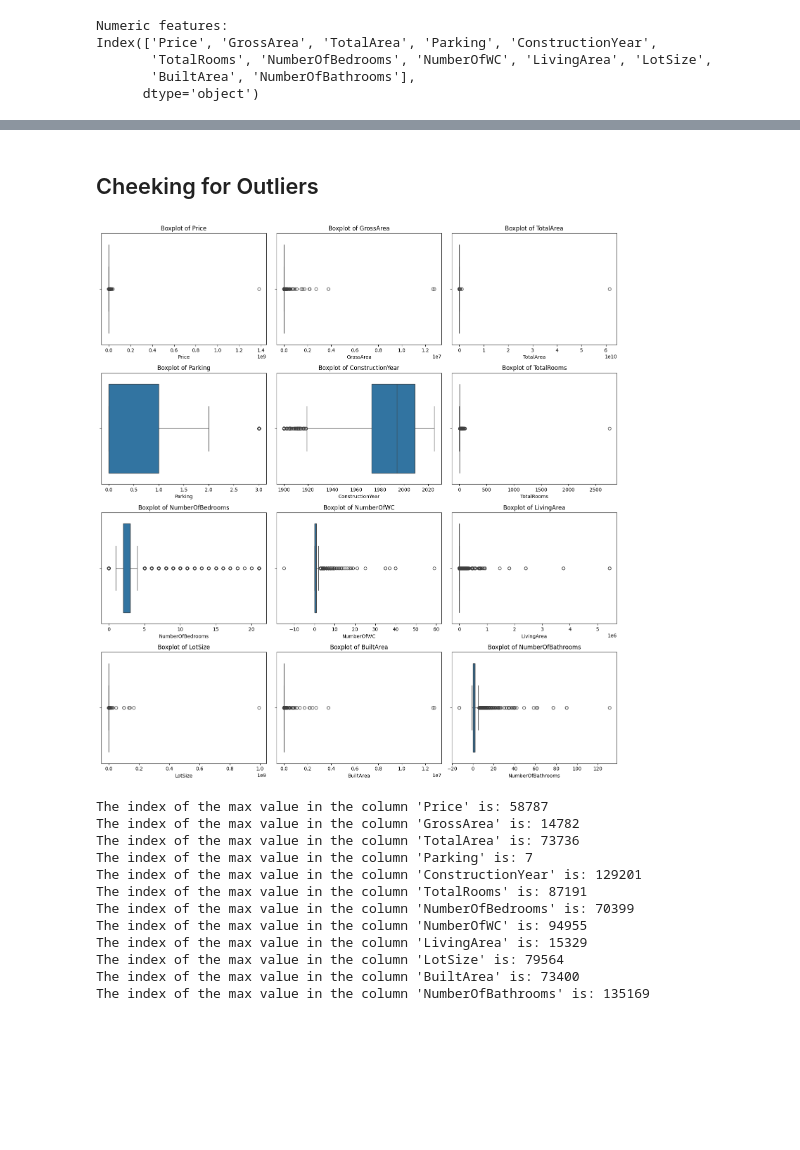
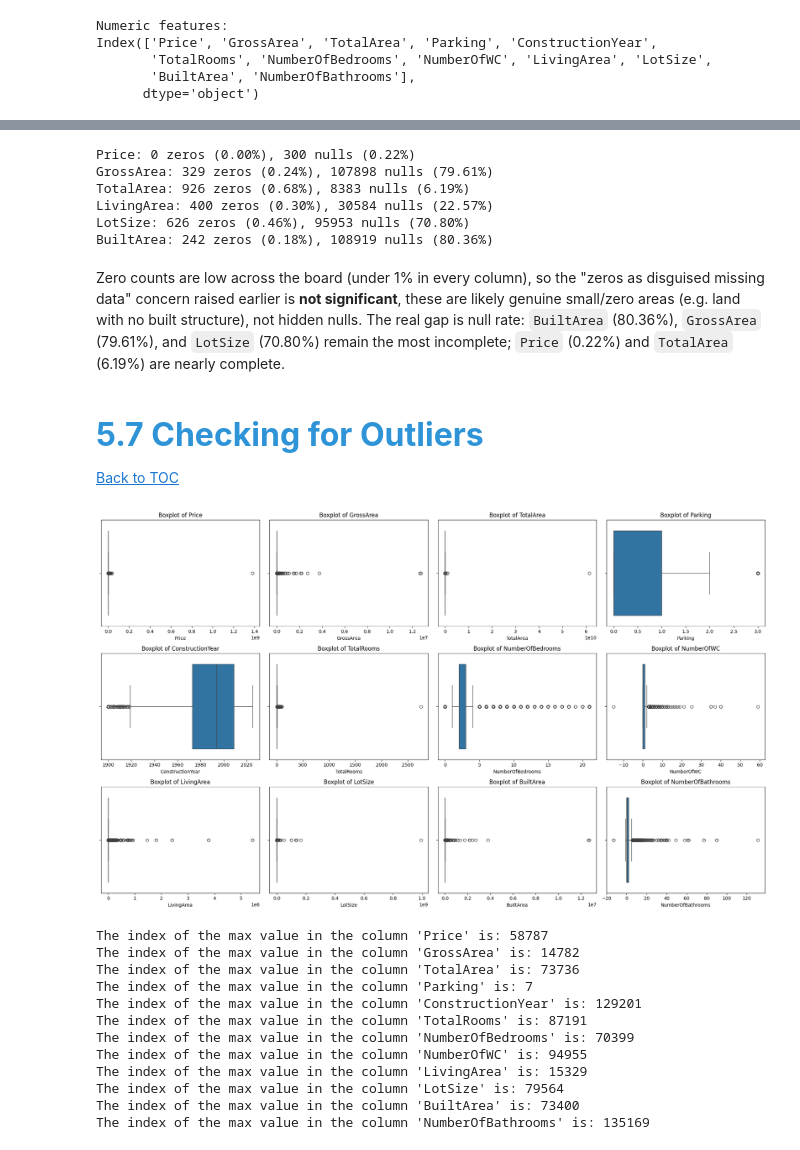
Before and after one commit to barbara-sousa-franco/MLOps_Project, a Jupyter notebook: notebooks/EDA.ipynb, the cells around one changed output, grey strips where cells are left out. Saved outputs shown, nothing was run; the diff lists cells and outputs as text; code cells hidden in the pictures; blank space fills up the shorter version.

```diff
--- a/notebooks/EDA.ipynb
+++ b/notebooks/EDA.ipynb
@@ -52,3 +63 @@ df_train = pd.read_csv('../data/01_raw/portugal_listings.csv')
-# %%
-df_train['PublishDate'] = pd.to_datetime(df_train['PublishDate'], errors='coerce')
 # %% [markdown]
@@ -266,9 +541,3 @@ Unique values on the column 'City': ['Valpaços' 'São Brás de Alportel' 'Albuf
   34.  39.  90.  17.  40.  32.  23.  24.  30.  62.  21.  77.  58.  27.
   22.  38.  37.  26. 131.]
 -----------------------------------
-# %%
-for column in df_train.select_dtypes(include=['number']).columns:
-    count_values = df_train[column].value_counts()
-    print(f"The number of the distinct values in the column '{column}' is: \n{count_values}")
-    print('-----------------------------------')
-    print('')
@@ -292,0 +669,16 @@ Name: count, dtype: int64
+# %%
+# Discrete numeric features — finite set of meaningful values, suited to value_counts()
+discrete_numeric_features = [
+    'Parking',
+    'TotalRooms',
+    'NumberOfBedrooms',
+    'NumberOfWC',
+    'NumberOfBathrooms',
+    'ConstructionYear'
+]
+
+for column in discrete_numeric_features:
+    count_values = df_train[column].value_counts()
+    print(f"The number of the distinct values in the column '{column}' is: \n{count_values}")
+    print('-----------------------------------')
+    print('')
@@ -293,19 +715,44 @@ Name: count, dtype: int64
+# %%
+# Continuous area/price features — check for suspicious zero values instead of value_counts()
+continuous_features = ['Price', 'GrossArea', 'TotalArea', 'LivingArea', 'LotSize', 'BuiltArea']
+
+for column in continuous_features:
+    zero_count = (df_train[column] == 0).sum()
+    null_count = df_train[column].isnull().sum()
+    total = len(df_train)
+    print(f"{column}: {zero_count} zeros ({zero_count/total*100:.2f}%), {null_count} nulls ({null_count/total*100:.2f}%)")
+# %% [output]
+Price: 0 zeros (0.00%), 300 nulls (0.22%)
+GrossArea: 329 zeros (0.24%), 107898 nulls (79.61%)
+TotalArea: 926 zeros (0.68%), 8383 nulls (6.19%)
+LivingArea: 400 zeros (0.30%), 30584 nulls (22.57%)
+LotSize: 626 zeros (0.46%), 95953 nulls (70.80%)
+BuiltArea: 242 zeros (0.18%), 108919 nulls (80.36%)
+# %% [markdown]
+Zero counts are low across the board (under 1% in every column), so the "zeros as
+disguised missing data" concern raised earlier is **not significant**, these are
+likely genuine small/zero areas (e.g. land with no built structure), not hidden
+nulls. The real gap is null rate: `BuiltArea` (80.36%), `GrossArea` (79.61%), and
+`LotSize` (70.80%) remain the most incomplete; `Price` (0.22%) and `TotalArea`
+(6.19%) are nearly complete.
 # %% [markdown]
-## Cheeking for Outliers
+## <font color='#2f94d7' size=6>**5.7 Checking for Outliers**</font> <a class="anchor" id="5_7"></a>
+
+[Back to TOC](#toc)
 # %%
 # see the boxplot of the numeric features
-n_cols = 3
+n_cols = 4
 n_rows = -(-len(numeric_features) // n_cols)  # ceiling division
 
-plt.figure(figsize=(15, n_rows * 4))
+plt.figure(figsize=(20, n_rows * 4))
 for i, column in enumerate(numeric_features):
     plt.subplot(n_rows, n_cols, i + 1)
     sns.boxplot(x=df_train[column])
     plt.title(f'Boxplot of {column}')
 plt.tight_layout()
 plt.show()
 # %% [output]
-[figure, old version]
+[figure, new version]
 # %%
 # check the index of the max of each numeric feature
 for column in numeric_features:
```
Also changed, not shown: parts of 74 cells of this notebook.
